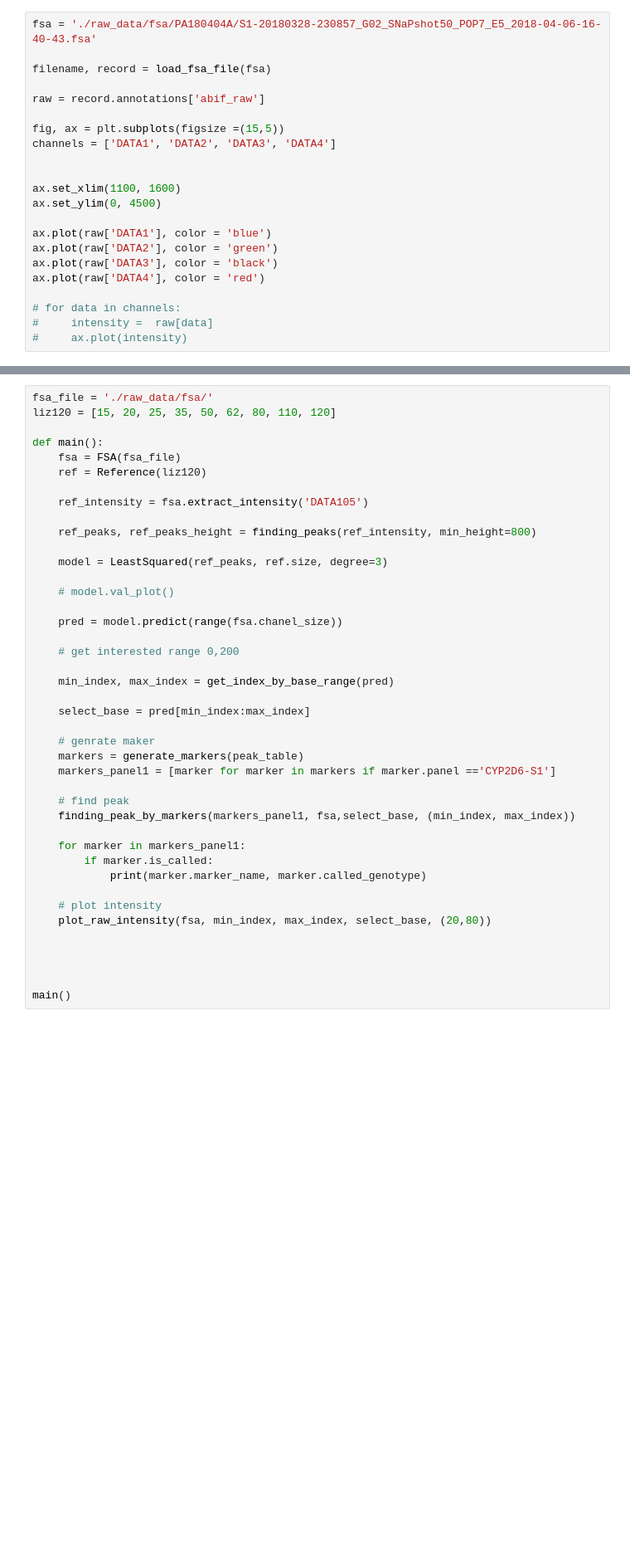
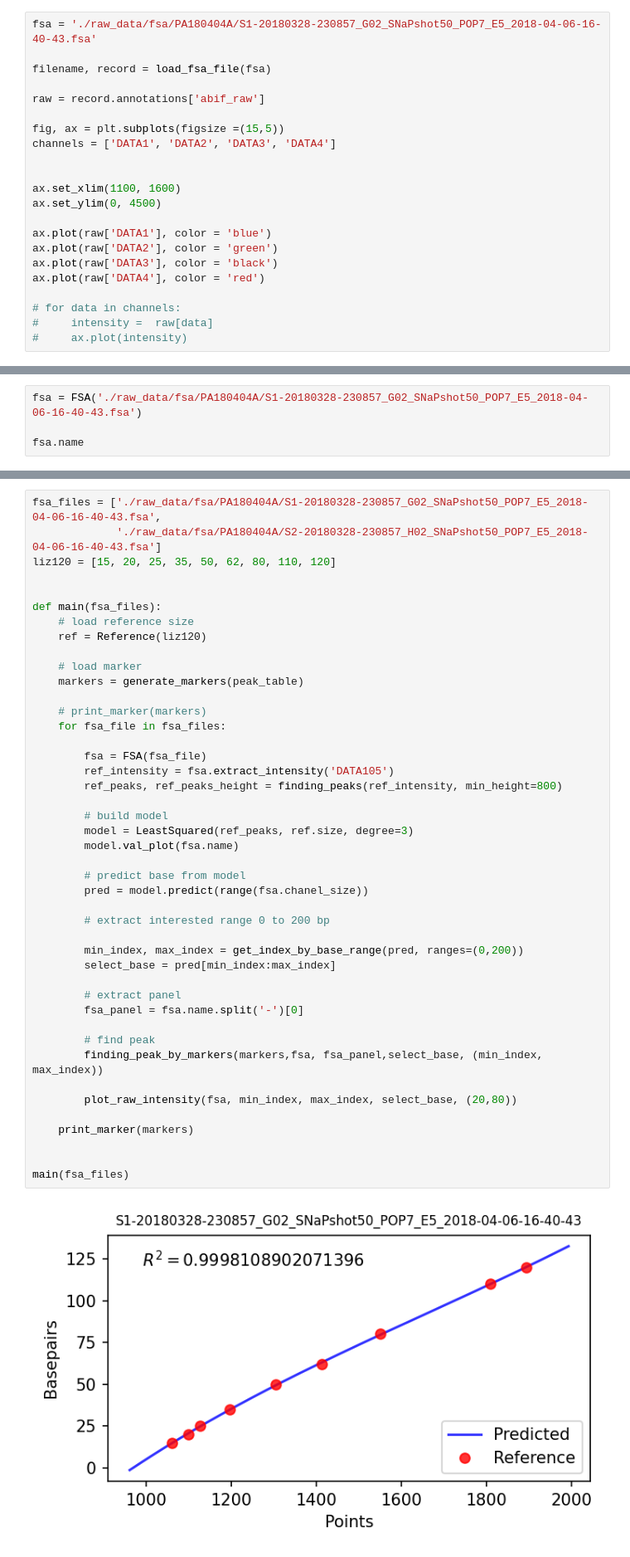
Before and after one commit to lamnvcnsh/snapshot_genotyping, a Jupyter notebook: fsa_peak_detection.ipynb, the cells around one changed output, grey strips where cells are left out. Shown at 83% size. Saved outputs shown, nothing was run; the diff lists cells and outputs as text; blank space fills up the shorter version.

```diff
--- a/fsa_peak_detection.ipynb
+++ b/fsa_peak_detection.ipynb
@@ -904,0 +906,4 @@ peak_table.head(1)
+# %%
+fsa = FSA('./raw_data/fsa/PA180404A/S1-20180328-230857_G02_SNaPshot50_POP7_E5_2018-04-06-16-40-43.fsa')
+
+fsa.name
@@ -905,43 +912,46 @@ peak_table.head(1)
 # %%
-fsa_file = './raw_data/fsa/'
+fsa_files = ['./raw_data/fsa/PA180404A/S1-20180328-230857_G02_SNaPshot50_POP7_E5_2018-04-06-16-40-43.fsa',
+             './raw_data/fsa/PA180404A/S2-20180328-230857_H02_SNaPshot50_POP7_E5_2018-04-06-16-40-43.fsa']
 liz120 = [15, 20, 25, 35, 50, 62, 80, 110, 120]
 
-def main():
-    fsa = FSA(fsa_file)
+
+def main(fsa_files):
+    # load reference size
     ref = Reference(liz120)
 
-    ref_intensity = fsa.extract_intensity('DATA105')
+    # load marker
+    markers = generate_markers(peak_table)
 
-    ref_peaks, ref_peaks_height = finding_peaks(ref_intensity, min_height=800)
+    # print_marker(markers)
+    for fsa_file in fsa_files:
 
-    model = LeastSquared(ref_peaks, ref.size, degree=3)
+        fsa = FSA(fsa_file)
+        ref_intensity = fsa.extract_intensity('DATA105')
+        ref_peaks, ref_peaks_height = finding_peaks(ref_intensity, min_height=800)
 
-    # model.val_plot()
+        # build model
+        model = LeastSquared(ref_peaks, ref.size, degree=3)
+        model.val_plot(fsa.name)
 
-    pred = model.predict(range(fsa.chanel_size))
+        # predict base from model
+        pred = model.predict(range(fsa.chanel_size))
 
-    # get interested range 0,200
+        # extract interested range 0 to 200 bp
 
-    min_index, max_index = get_index_by_base_range(pred)
+        min_index, max_index = get_index_by_base_range(pred, ranges=(0,200))
+        select_base = pred[min_index:max_index]
 
-    select_base = pred[min_index:max_index]
+        # extract panel
+        fsa_panel = fsa.name.split('-')[0]
 
-    # genrate maker
-    markers = generate_markers(peak_table)
-    markers_panel1 = [marker for marker in markers if marker.panel =='CYP2D6-S1']
+        # find peak
+        finding_peak_by_markers(markers,fsa, fsa_panel,select_base, (min_index, max_index))
 
-    # find peak
-    finding_peak_by_markers(markers_panel1, fsa,select_base, (min_index, max_index))
+        plot_raw_intensity(fsa, min_index, max_index, select_base, (20,80))
 
-    for marker in markers_panel1:
-        if marker.is_called:
-            print(marker.marker_name, marker.called_genotype)
-
-    # plot intensity
-    plot_raw_intensity(fsa, min_index, max_index, select_base, (20,80))
+    print_marker(markers)
 
 
-
-
-main()
+main(fsa_files)
 # %% [output]
+[figure, new version]
```
Also changed, not shown: parts of 4 cells of this notebook.
